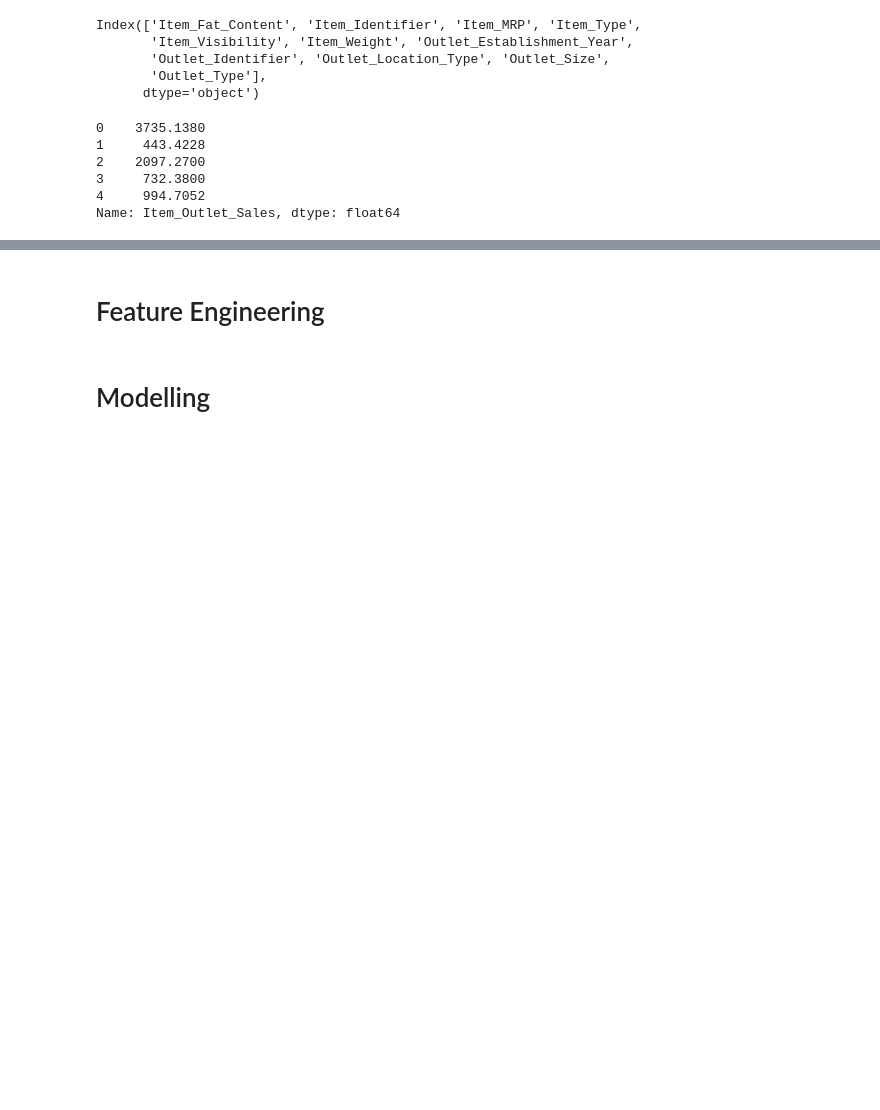
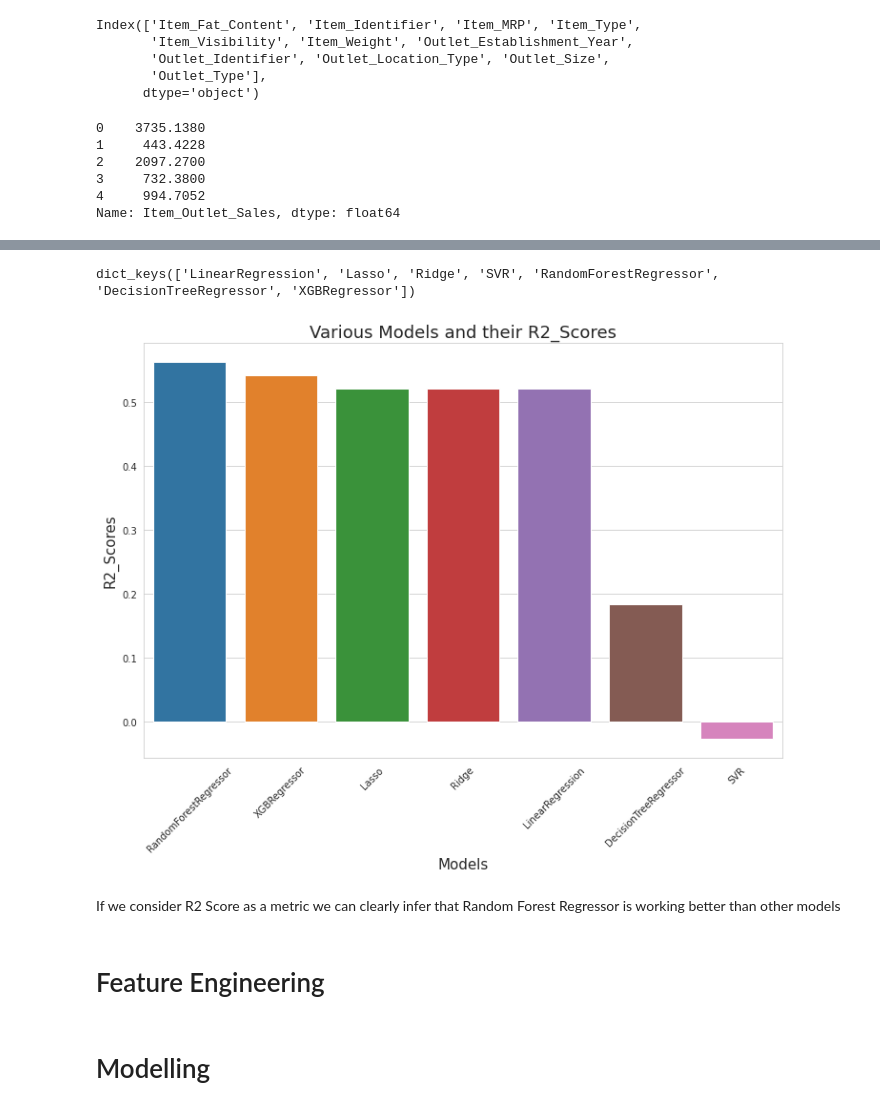
Before and after one commit to koushik2299/Item-Store-Sale-Prediction-, a Jupyter notebook: EDA+Modelling.ipynb, the cells around one changed output, grey strips where cells are left out. Cells and saved outputs as stored; diff of their text form; code cells hidden in the pictures; blank space fills up the shorter version.

Commit message:
Modelling changes

```diff
--- a/EDA+Modelling.ipynb
+++ b/EDA+Modelling.ipynb
@@ -613,3 +632,22 @@ XGBRegressor : 0.5189003964505372
+# %%
+R2_score_dict.keys()
+# %% [output]
+dict_keys(['LinearRegression', 'Lasso', 'Ridge', 'SVR', 'RandomForestRegressor', 'DecisionTreeRegressor', 'XGBRegressor'])
+# %%
+sorted_keys = sorted(R2_score_dict, key=R2_score_dict.get, reverse=True)
+sns.set_style("whitegrid")
+plt.figure(figsize=(12,8))
+ax=sns.barplot(x=list(R2_score_dict.keys()), y=list(R2_score_dict.values()), order=sorted_keys)
+plt.xticks(rotation=45)
+plt.xlabel("Models",size=15)
+plt.ylabel("R2_Scores",size=15)
+plt.title("Various Models and their R2_Scores",size=18)
+
+plt.show()
+# %% [output]
+[figure, added]
+# %% [markdown]
+If we consider R2 Score as a metric we can clearly infer that Random Forest Regressor is working better than other models
 # %% [markdown]
 # Feature Engineering
 # %% [markdown]
```
Also changed, not shown: parts of 4 cells of this notebook.
